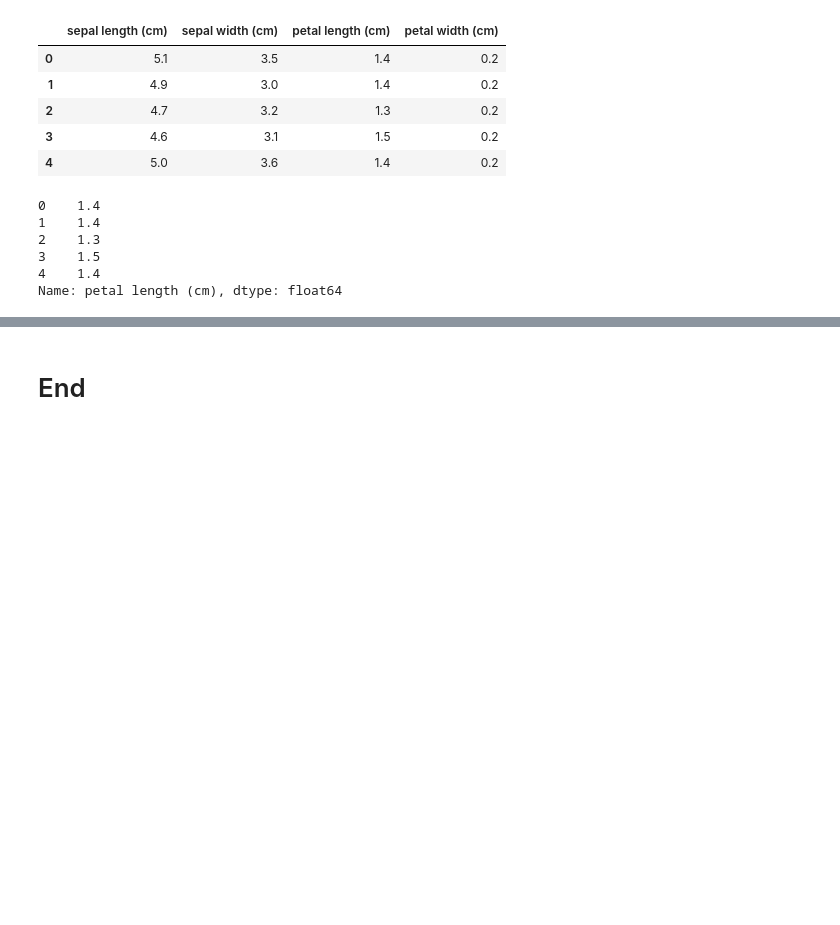
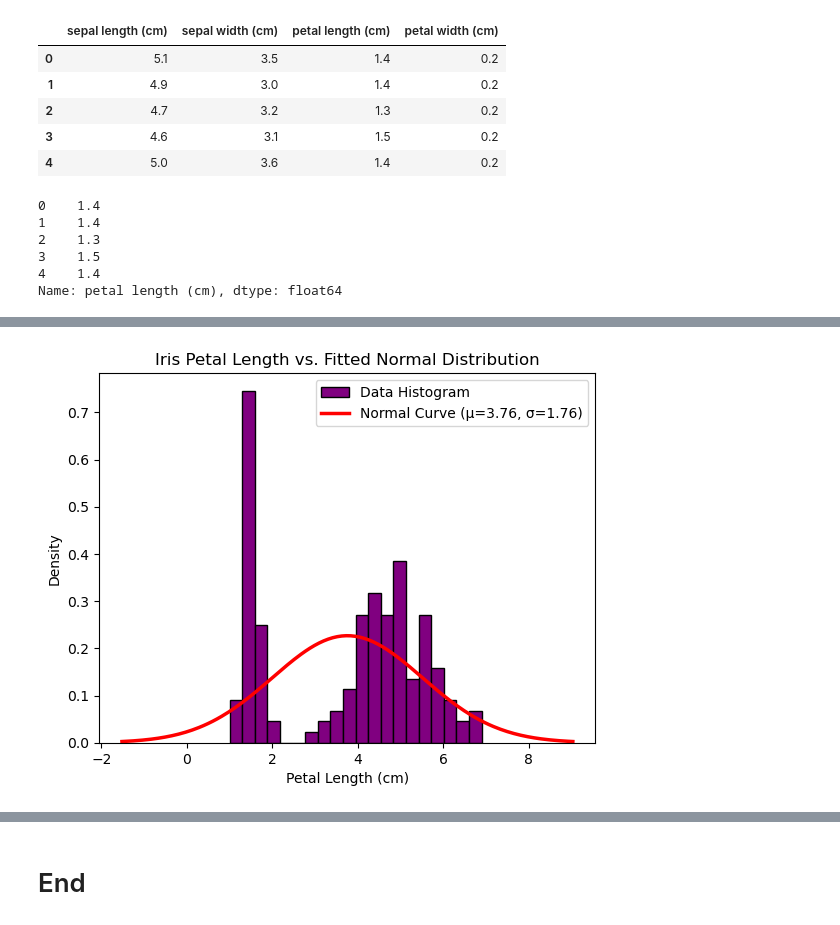
Before and after one commit to irenecelebrin/applied-statistics, a Jupyter notebook: problems.ipynb, the cells around one changed output, grey strips where cells are left out. Drawn from its saved outputs; the diff is of its cells as text; code cells hidden in the pictures; blank space fills up the shorter version.

Commit message:
class 7, testing normal distribution

```diff
--- a/problems.ipynb
+++ b/problems.ipynb
@@ -80,0 +80,36 @@ plt.show()
+# %%
+# Define x-axis range
+# explain why we use 4 standard deviations from the mean
+xmin = pl_mean - 3 * pl_std
+xmax = pl_mean + 3 * pl_std
+
+x = np.linspace(xmin, xmax, 200)
+
+# Compute normal distribution curve
+p = stats.norm.pdf(x, pl_mean, pl_std)
+
+# Plot histogram
+plt.hist(
+    iris_petal_length,
+    bins=20,
+    density=True,
+    color='purple',
+    edgecolor='black',
+    label='Data Histogram'
+)
+
+# Plot normal curve
+plt.plot(
+    x, p,
+    'r-',
+    linewidth=2.5,
+    label=f'Normal Curve (μ={pl_mean:.2f}, σ={pl_std:.2f})'
+)
+
+plt.title('Iris Petal Length vs. Fitted Normal Distribution')
+plt.xlabel('Petal Length (cm)')
+plt.ylabel('Density')
+plt.legend()
+plt.show()
+# %% [output]
+[figure, added]
```
Also changed, not shown: parts of 5 cells of this notebook, 1 other file.
